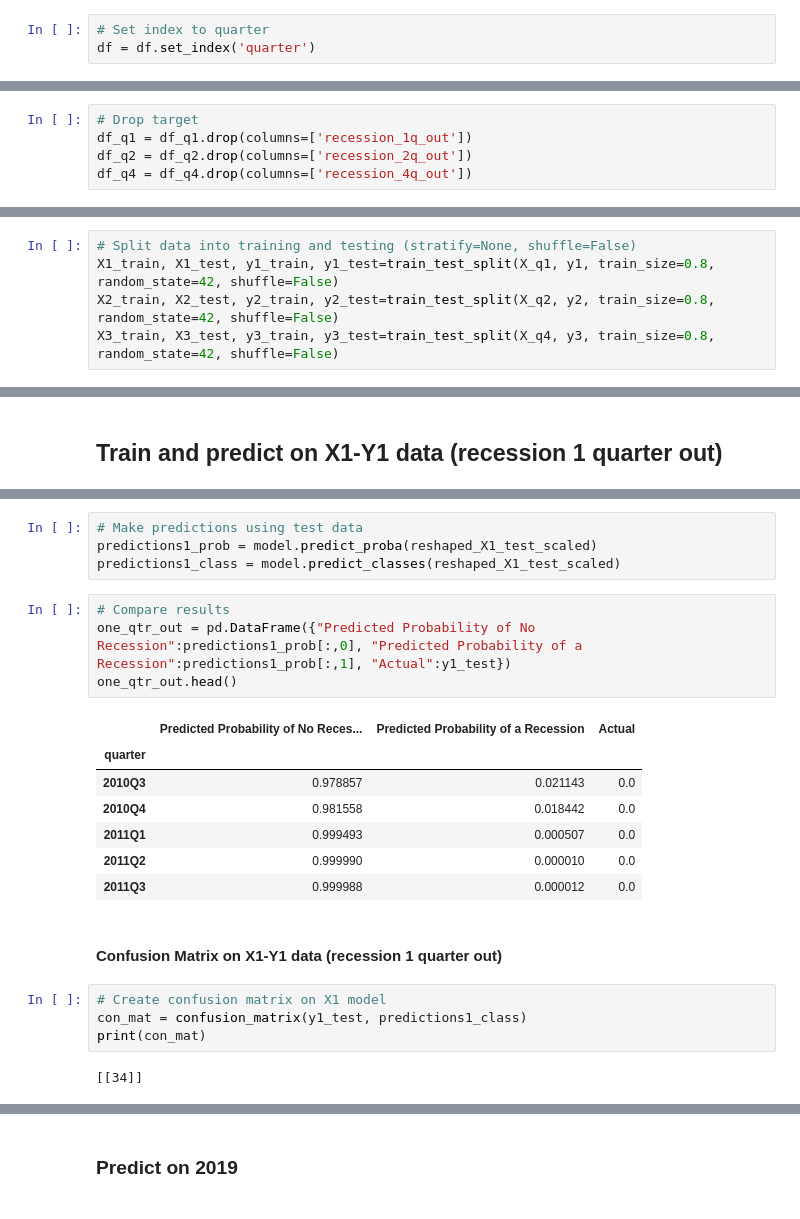
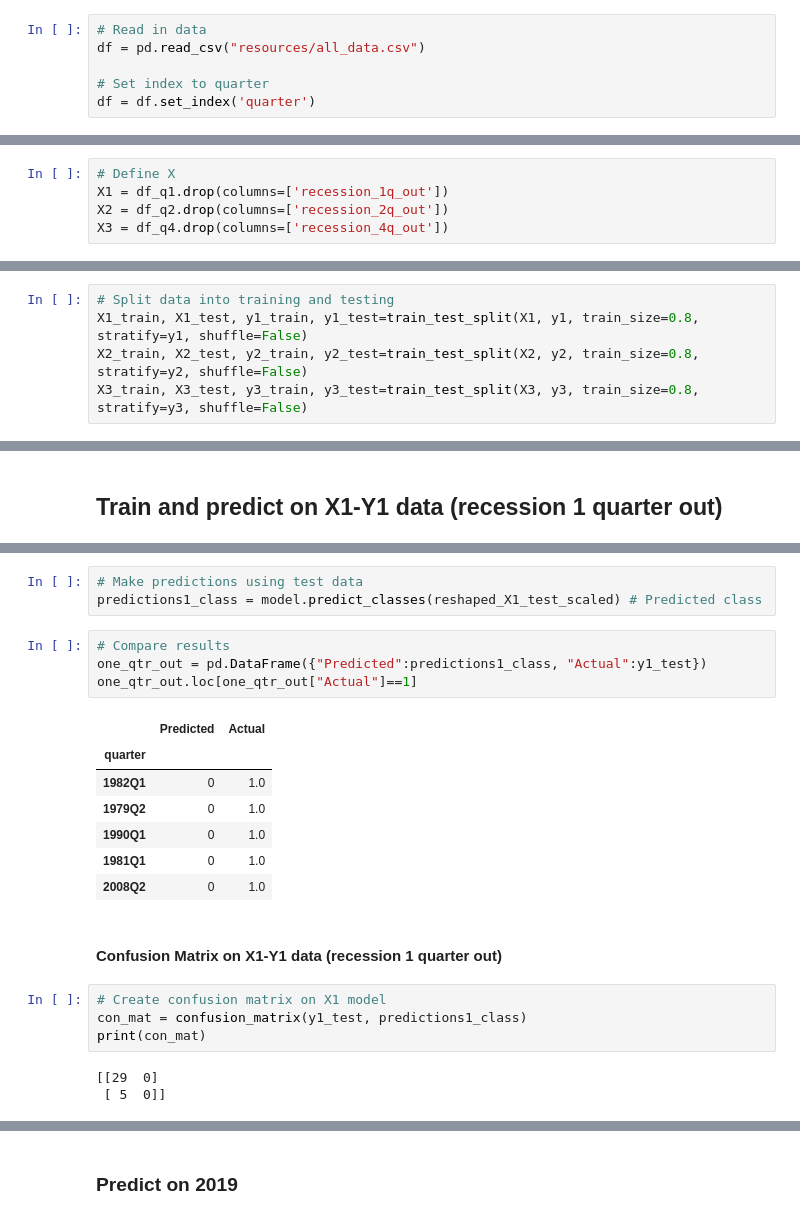
Before and after one commit to lorijta92/machine-learning-predicting-recessions, a Jupyter notebook: RNN_LSTM_unshuffled.ipynb, the cells around one changed output, grey strips where cells are left out. Drawn from its saved outputs; the diff is of its cells as text.

```diff
--- a/RNN_LSTM_unshuffled.ipynb
+++ b/RNN_LSTM_unshuffled.ipynb
@@ -40,4 +14,7 @@ df = df.rename(columns={'target':'recession_actual'})
 # %%
+# Read in data
+df = pd.read_csv("resources/all_data.csv")
+
 # Set index to quarter
 df = df.set_index('quarter')
 # %%
@@ -85,7 +61,7 @@ y1 = df_q1['recession_1q_out']
 y2 = df_q2['recession_2q_out']
 y3 = df_q4['recession_4q_out']
 # %%
-# Drop target
-df_q1 = df_q1.drop(columns=['recession_1q_out'])
-df_q2 = df_q2.drop(columns=['recession_2q_out'])
-df_q4 = df_q4.drop(columns=['recession_4q_out'])
+# Define X
+X1 = df_q1.drop(columns=['recession_1q_out'])
+X2 = df_q2.drop(columns=['recession_2q_out'])
+X3 = df_q4.drop(columns=['recession_4q_out'])
@@ -97,10 +68,10 @@ X_q4 = df_q4
 # %% [markdown]
 ### Split and scale data
 # %%
-# Split data into training and testing (stratify=None, shuffle=False)
-X1_train, X1_test, y1_train, y1_test=train_test_split(X_q1, y1, train_size=0.8, random_state=42, shuffle=False)
-X2_train, X2_test, y2_train, y2_test=train_test_split(X_q2, y2, train_size=0.8, random_state=42, shuffle=False)
-X3_train, X3_test, y3_train, y3_test=train_test_split(X_q4, y3, train_size=0.8, random_state=42, shuffle=False)
+# Split data into training and testing
+X1_train, X1_test, y1_train, y1_test=train_test_split(X1, y1, train_size=0.8, stratify=y1, shuffle=False)
+X2_train, X2_test, y2_train, y2_test=train_test_split(X2, y2, train_size=0.8, stratify=y2, shuffle=False)
+X3_train, X3_test, y3_train, y3_test=train_test_split(X3, y3, train_size=0.8, stratify=y3, shuffle=False)
 # %%
 # Create scaler object
 X1_scaler = StandardScaler().fit(X1_train)
@@ -210,19 +176,18 @@ model_loss1, model_accuracy1 = model.evaluate(reshaped_X1_test_scaled, y1_test,
 # %%
 # Make predictions using test data
-predictions1_prob = model.predict_proba(reshaped_X1_test_scaled)
-predictions1_class = model.predict_classes(reshaped_X1_test_scaled)
+predictions1_class = model.predict_classes(reshaped_X1_test_scaled) # Predicted class
 # %%
 # Compare results
-one_qtr_out = pd.DataFrame({"Predicted Probability of No Recession":predictions1_prob[:,0], "Predicted Probability of a Recession":predictions1_prob[:,1], "Actual":y1_test})
-one_qtr_out.head()
+one_qtr_out = pd.DataFrame({"Predicted":predictions1_class, "Actual":y1_test})
+one_qtr_out.loc[one_qtr_out["Actual"]==1]
 # %% [output]
-|  | Predicted Probability of No Reces... | Predicted Probability of a Recession | Actual |
-| quarter |  |  |  |
-| 2010Q3 | 0.978857 | 0.021143 | 0.0 |
-| 2010Q4 | 0.981558 | 0.018442 | 0.0 |
-| 2011Q1 | 0.999493 | 0.000507 | 0.0 |
-| 2011Q2 | 0.999990 | 0.000010 | 0.0 |
-| 2011Q3 | 0.999988 | 0.000012 | 0.0 |
+|  | Predicted | Actual |
+| quarter |  |  |
+| 1982Q1 | 0 | 1.0 |
+| 1979Q2 | 0 | 1.0 |
+| 1990Q1 | 0 | 1.0 |
+| 1981Q1 | 0 | 1.0 |
+| 2008Q2 | 0 | 1.0 |
 # %% [markdown]
 #### Confusion Matrix on X1-Y1 data (recession 1 quarter out)
 # %%
@@ -230,7 +195,8 @@ one_qtr_out.head()
 con_mat = confusion_matrix(y1_test, predictions1_class)
 print(con_mat)
 # %% [output]
-[[34]]
+[[29  0]
+ [ 5  0]]
 # %%
 # Score model
 print(classification_report(y1_test, predictions1_class))
```
Also changed, not shown: parts of 39 cells of this notebook, 2 other files.
